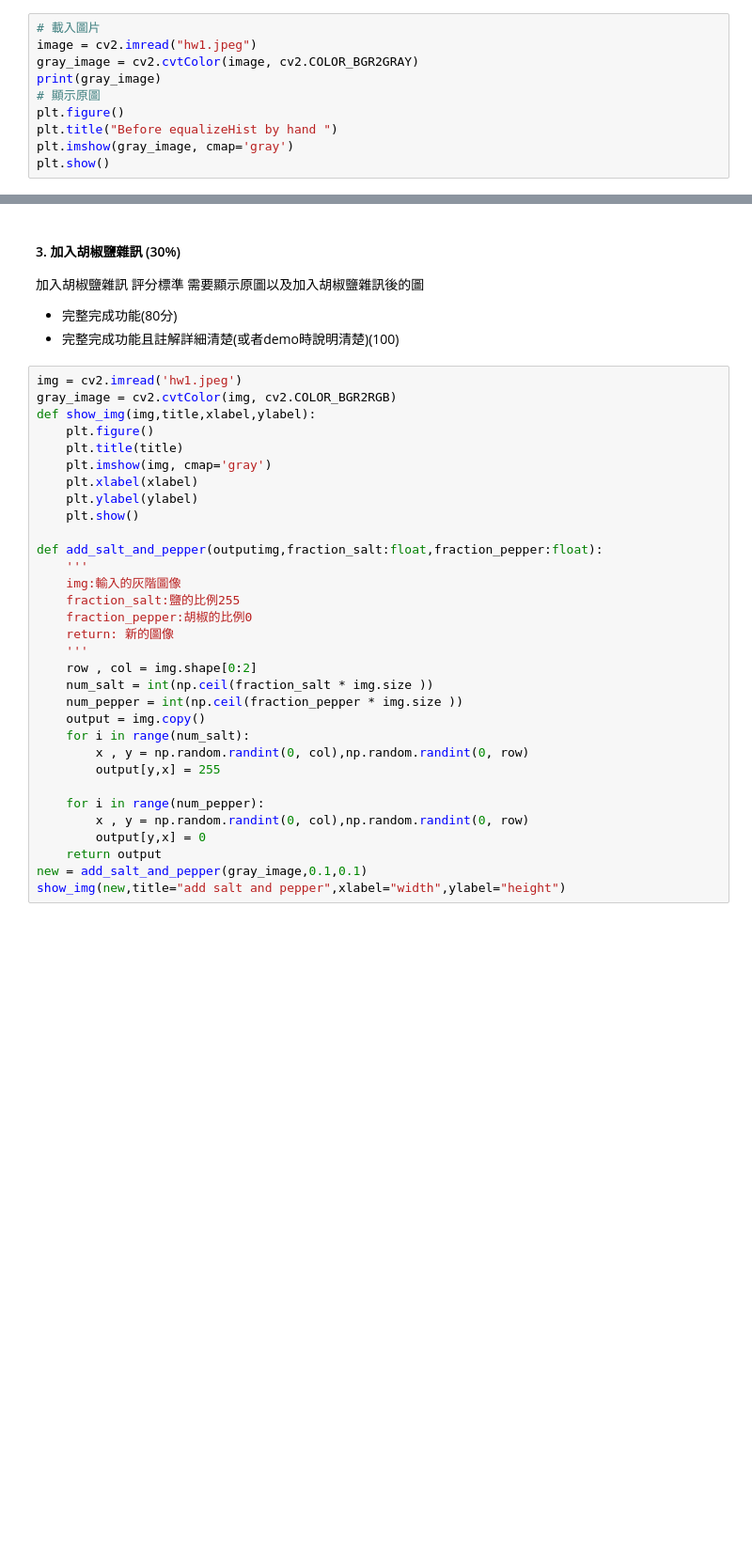
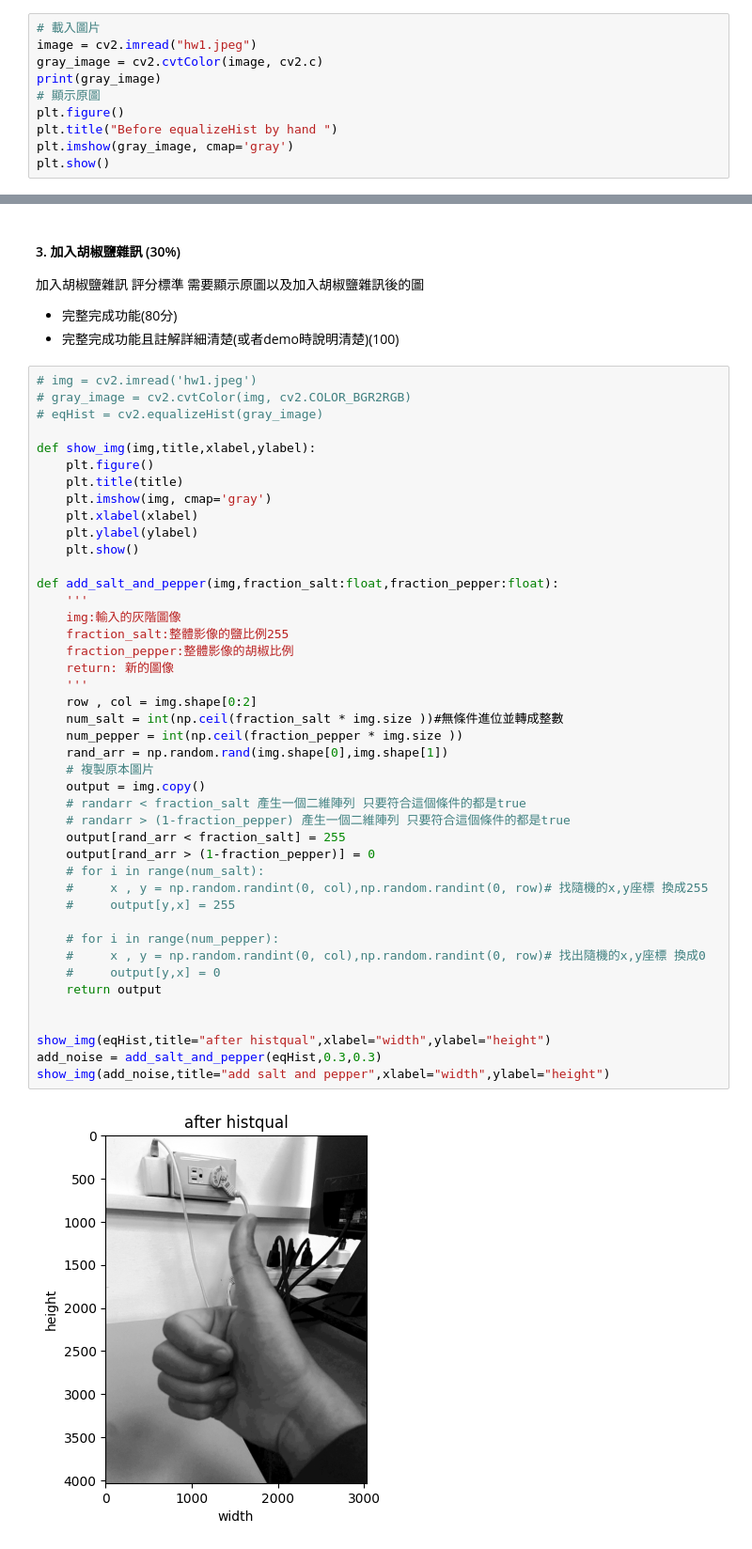
Before and after one commit to hhjjy/capstone, a Jupyter notebook: hw_1.ipynb, the cells around one changed output, grey strips where cells are left out. Shown at 94% size. Drawn from its saved outputs; the diff is of its cells as text; blank space fills up the shorter version.

```diff
--- a/hw_1.ipynb
+++ b/hw_1.ipynb
@@ -10,7 +10,7 @@ from matplotlib import pyplot as plt
 # %%
 # 載入圖片
 image = cv2.imread("hw1.jpeg")
-gray_image = cv2.cvtColor(image, cv2.COLOR_BGR2GRAY)
+gray_image = cv2.cvtColor(image, cv2.c)
 print(gray_image)
 # 顯示原圖
 plt.figure()
@@ -164,34 +160,47 @@ NameError: name 'plt' is not defined
 * 完整完成功能(80分)
 * 完整完成功能且註解詳細清楚(或者demo時說明清楚)(100)
 # %%
-img = cv2.imread('hw1.jpeg')
-gray_image = cv2.cvtColor(img, cv2.COLOR_BGR2RGB)
+# img = cv2.imread('hw1.jpeg')
+# gray_image = cv2.cvtColor(img, cv2.COLOR_BGR2RGB)
+# eqHist = cv2.equalizeHist(gray_image)
+
 def show_img(img,title,xlabel,ylabel):
     plt.figure()
     plt.title(title)
     plt.imshow(img, cmap='gray')
     plt.xlabel(xlabel)
     plt.ylabel(ylabel)
     plt.show()
 
-def add_salt_and_pepper(outputimg,fraction_salt:float,fraction_pepper:float):
+def add_salt_and_pepper(img,fraction_salt:float,fraction_pepper:float):
     '''
     img:輸入的灰階圖像
-    fraction_salt:鹽的比例255
-    fraction_pepper:胡椒的比例0
+    fraction_salt:整體影像的鹽比例255
+    fraction_pepper:整體影像的胡椒比例
     return: 新的圖像
     '''
     row , col = img.shape[0:2]
-    num_salt = int(np.ceil(fraction_salt * img.size ))
+    num_salt = int(np.ceil(fraction_salt * img.size ))#無條件進位並轉成整數
     num_pepper = int(np.ceil(fraction_pepper * img.size ))
+    rand_arr = np.random.rand(img.shape[0],img.shape[1])
+    # 複製原本圖片
     output = img.copy()
-    for i in range(num_salt):
-        x , y = np.random.randint(0, col),np.random.randint(0, row)
-        output[y,x] = 255
+    # randarr < fraction_salt 產生一個二維陣列 只要符合這個條件的都是true
+    # randarr > (1-fraction_pepper) 產生一個二維陣列 只要符合這個條件的都是true
+    output[rand_arr < fraction_salt] = 255
+    output[rand_arr > (1-fraction_pepper)] = 0
+    # for i in range(num_salt):
+    #     x , y = np.random.randint(0, col),np.random.randint(0, row)# 找隨機的x,y座標 換成255
+    #     output[y,x] = 255
 
-    for i in range(num_pepper):
-        x , y = np.random.randint(0, col),np.random.randint(0, row)
-        output[y,x] = 0
+    # for i in range(num_pepper):
+    #     x , y = np.random.randint(0, col),np.random.randint(0, row)# 找出隨機的x,y座標 換成0
+    #     output[y,x] = 0
     return output
-new = add_salt_and_pepper(gray_image,0.1,0.1)
-show_img(new,title="add salt and pepper",xlabel="width",ylabel="height")
+
+
+show_img(eqHist,title="after histqual",xlabel="width",ylabel="height")
+add_noise = add_salt_and_pepper(eqHist,0.3,0.3)
+show_img(add_noise,title="add salt and pepper",xlabel="width",ylabel="height")
+# %% [output]
+[figure, added]
```
Also changed, not shown: parts of 8 cells of this notebook, 9 other files.
